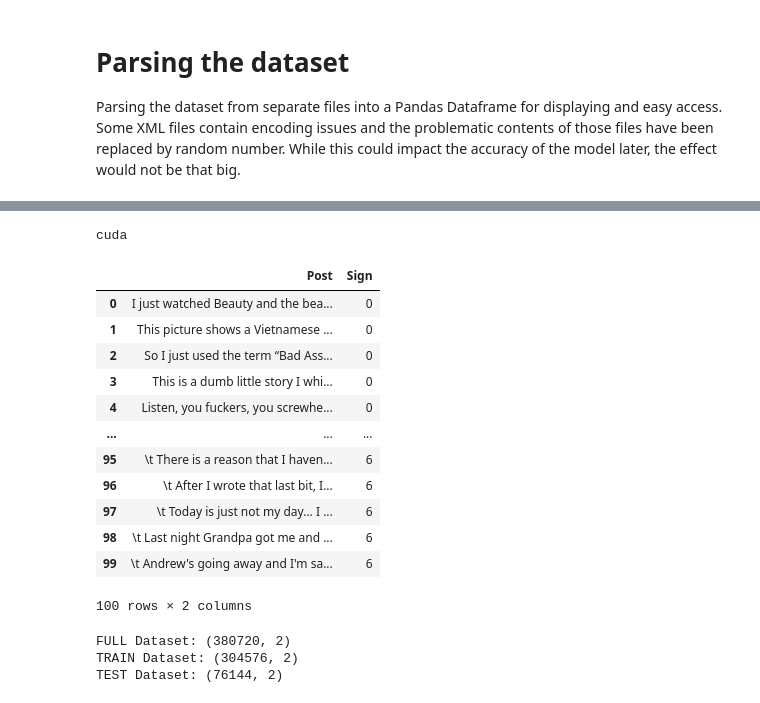
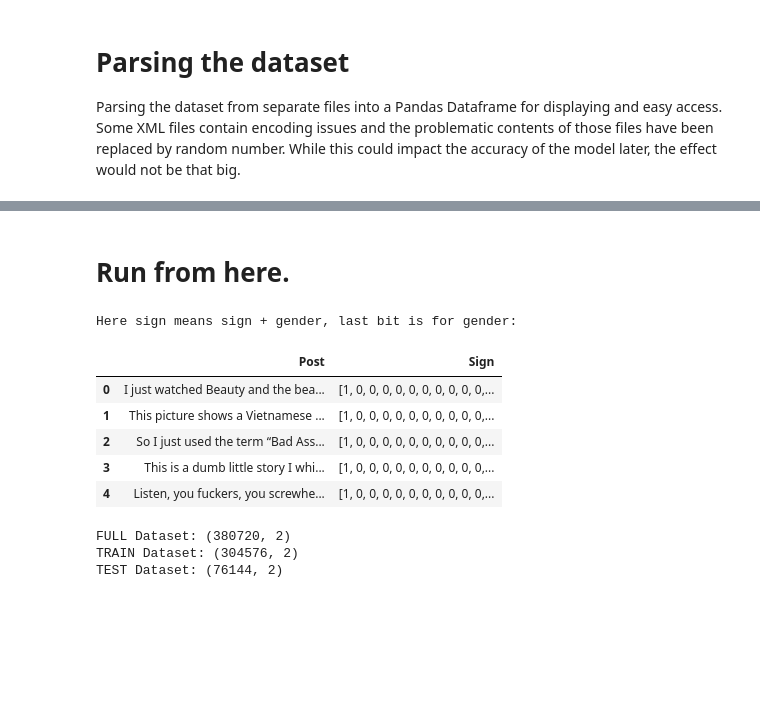
Before and after one commit to atherfawaz/BERT-RoBERTa, a Jupyter notebook: BERT.ipynb, the cells around one changed output, grey strips where cells are left out. Cells and saved outputs as stored; diff of their text form; code cells hidden in the pictures; blank space fills up the shorter version.

Commit message:
Converted to multi-label classifier using BERT

```diff
--- a/BERT.ipynb
+++ b/BERT.ipynb
@@ -123,56 +105,80 @@ Tue Aug 18 04:51:24 2020
 |=============================================================================|
 |  No running processes found                                                 |
 +-----------------------------------------------------------------------------+
+# %% [markdown]
+# Run from here.
 # %%
 # Importing the libraries needed
+# Importing stock ml libraries
+import numpy as np
 import pandas as pd
+from sklearn import metrics
+import transformers
 import torch
-import transformers
-from torch.utils.data import Dataset, DataLoader
-from transformers import DistilBertModel, DistilBertTokenizer
+from torch.utils.data import Dataset, DataLoader, RandomSampler, SequentialSampler
+from transformers import BertTokenizer, BertModel, BertConfig
+from progressbar import ProgressBar
+pbar = ProgressBar()
 
 # Defining some key variables that will be used later on in the training
 MAX_LEN = 512
-TRAIN_BATCH_SIZE = 32
-VALID_BATCH_SIZE = 8
+TRAIN_BATCH_SIZE = 8
+VALID_BATCH_SIZE = 4
 EPOCHS = 1
-LEARNING_RATE = 0.01
-tokenizer = DistilBertTokenizer.from_pretrained('distilbert-base-cased')
+LEARNING_RATE = 1e-05
+tokenizer = BertTokenizer.from_pretrained('bert-base-uncased')
 
 # Setting up the device for GPU usage
 
 from torch import cuda
 device = 'cuda' if cuda.is_available() else 'cpu'
-print(device)
-# %% [output]
-cuda
 # %%
 # Creating the dataset and dataloader for the neural network
 df = pd.read_csv('/content/drive/My Drive/Ebryx/dataset.csv')
-df = df[['Post', 'Sign']]
+df = df[['Post', 'Sign', 'Gender']]
 
 encode_dict = {}
+gender_dict = {}
+
+iden = np.identity(13, dtype=int)
 
 def encode_cat(x):
     if x not in encode_dict.keys():
-        encode_dict[x]=len(encode_dict)
+      encode_dict[x]=len(encode_dict)
     return encode_dict[x]
 
+def encode_gender(x):
+  if x == 'male':
+    return 0
+  else:
+    return 1
+
+def get_onehot(x):
+  return iden[x]
+
 df['Sign'] = df['Sign'].apply(lambda x: encode_cat(x))
+df['Sign'] = df['Sign'].apply(lambda x: get_onehot(x))
+df['Gender'] = df['Gender'].apply(lambda x: encode_gender(x))
 
-df.head(100)
+i = 0
+for item in df['Gender']:
+  if (item == 0):
+    df['Sign'][i][12] = 1
+  else:
+    df['Sign'][i][12] = 0
+  i += 1
+
+
+df = df [['Post', 'Sign']]
+
+print('Here sign means sign + gender, last bit is for gender:')
+df.head()
 # %% [output]
+Here sign means sign + gender, last bit is for gender:
 |  | Post | Sign |
-| 0 | I just watched Beauty and the bea... | 0 |
-| 1 | This picture shows a Vietnamese ... | 0 |
-| 2 | So I just used the term “Bad Ass... | 0 |
-| 3 | This is a dumb little story I whi... | 0 |
-| 4 | Listen, you fuckers, you screwhe... | 0 |
-| ... | ... | ... |
-| 95 | \t There is a reason that I haven... | 6 |
-| 96 | \t After I wrote that last bit, I... | 6 |
-| 97 | \t Today is just not my day... I ... | 6 |
-| 98 | \t Last night Grandpa got me and ... | 6 |
-| 99 | \t Andrew's going away and I'm sa... | 6 |
+| 0 | I just watched Beauty and the bea... | [1, 0, 0, 0, 0, 0, 0, 0, 0, 0, 0,... |
+| 1 | This picture shows a Vietnamese ... | [1, 0, 0, 0, 0, 0, 0, 0, 0, 0, 0,... |
+| 2 | So I just used the term “Bad Ass... | [1, 0, 0, 0, 0, 0, 0, 0, 0, 0, 0,... |
+| 3 | This is a dumb little story I whi... | [1, 0, 0, 0, 0, 0, 0, 0, 0, 0, 0,... |
+| 4 | Listen, you fuckers, you screwhe... | [1, 0, 0, 0, 0, 0, 0, 0, 0, 0, 0,... |
-100 rows × 2 columns
 # %%
```
Also changed, not shown: parts of 6 cells of this notebook.
